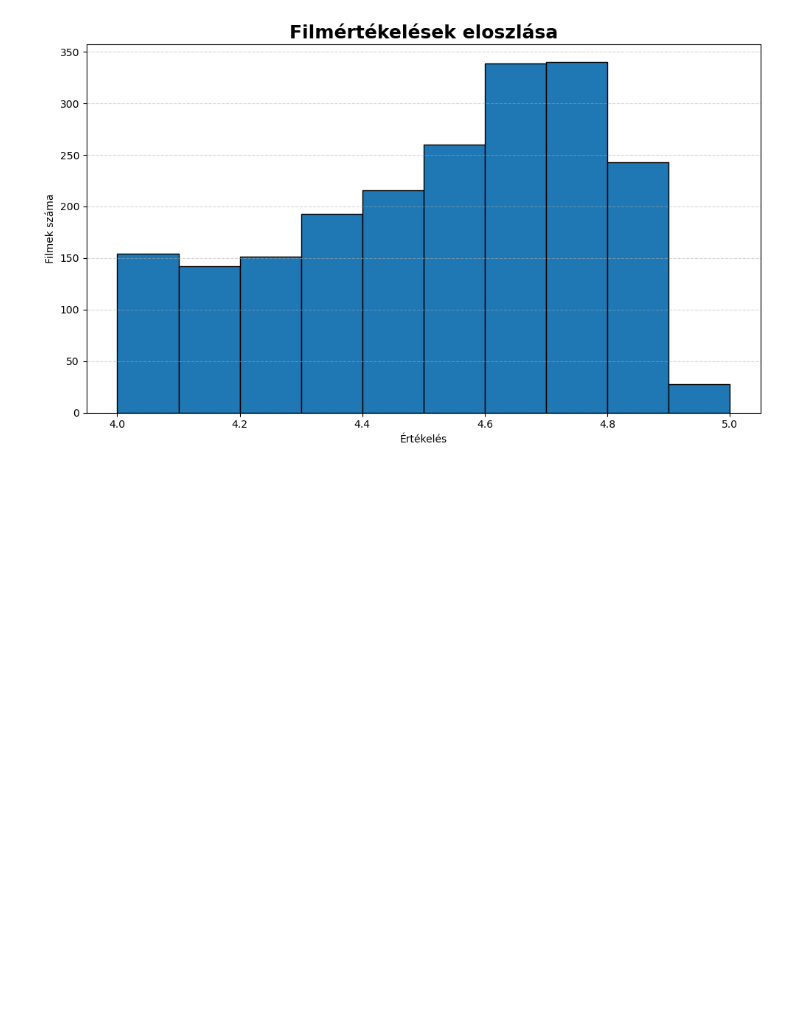
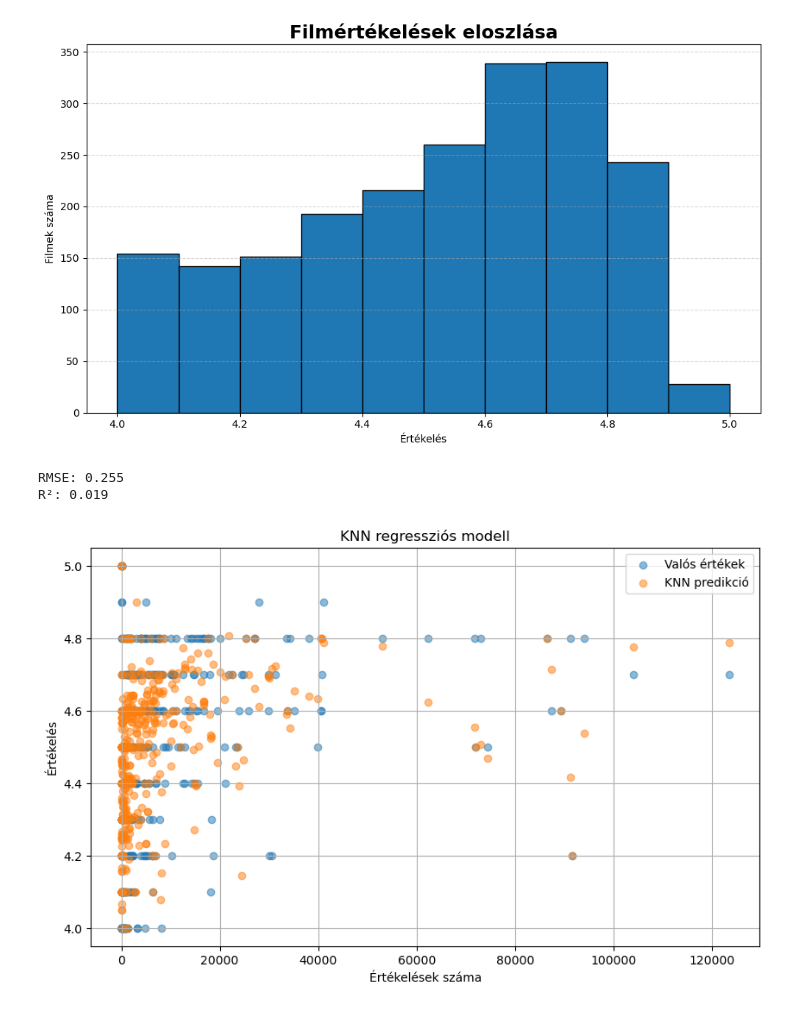
Before and after one commit to zsofikozma/mi-alapjai-beadando, a Jupyter notebook: mi-beadando.ipynb, the cells around one changed output. Saved outputs shown, nothing was run; the diff lists cells and outputs as text; code cells hidden in the pictures; blank space fills up the shorter version.

Commit message:
Modellek tanítása

```diff
--- a/mi-beadando.ipynb
+++ b/mi-beadando.ipynb
@@ -210,3 +239,83 @@ plt.tight_layout()
 plt.show()
 # %% [output]
 [figure]
+# %%
+from sklearn.model_selection import train_test_split
+from sklearn.preprocessing import StandardScaler
+from sklearn.neighbors import KNeighborsRegressor
+from sklearn.metrics import mean_squared_error, r2_score
+import matplotlib.pyplot as plt
+import numpy as np
+
+# Bemeneti változók
+X = df[["No_of_Ratings"]]
+
+# Célváltozó
+y = df["Movie_Rating"]
+
+# Adatok szétválasztása
+X_train, X_test, y_train, y_test = train_test_split(
+    X,
+    y,
+    test_size=0.2,
+    random_state=42
+)
+
+# Skálázás
+scaler = StandardScaler()
+
+X_train_scaled = scaler.fit_transform(X_train)
+X_test_scaled = scaler.transform(X_test)
+
+# KNN regressziós modell
+knn_model = KNeighborsRegressor(
+    n_neighbors=5,
+    weights="distance"
+)
+
+# Modell tanítása
+knn_model.fit(X_train_scaled, y_train)
+
+# Predikció
+y_pred = knn_model.predict(X_test_scaled)
+
+# Kiértékelés
+mse = mean_squared_error(y_test, y_pred)
+rmse = np.sqrt(mse)
+r2 = r2_score(y_test, y_pred)
+
+print("RMSE:", round(rmse, 3))
+print("R²:", round(r2, 3))
+
+# Vizualizáció
+plt.figure(figsize=(10,6))
+
+plt.scatter(
+    X_test,
+    y_test,
+    alpha=0.5,
+    label="Valós értékek"
+)
+
+plt.scatter(
+    X_test,
+    y_pred,
+    alpha=0.5,
+    label="KNN predikció"
+)
+
+plt.xlabel("Értékelések száma")
+plt.ylabel("Értékelés")
+plt.title("KNN regressziós modell")
+
+plt.legend()
+plt.grid(True)
+
+plt.show()
+mse_knn = mse
+rmse_knn = rmse
+r2_knn = r2
+# %% [output]
+RMSE: 0.255
+R²: 0.019
+[figure, added]
```
Also changed, not shown: parts of 4 cells of this notebook.
